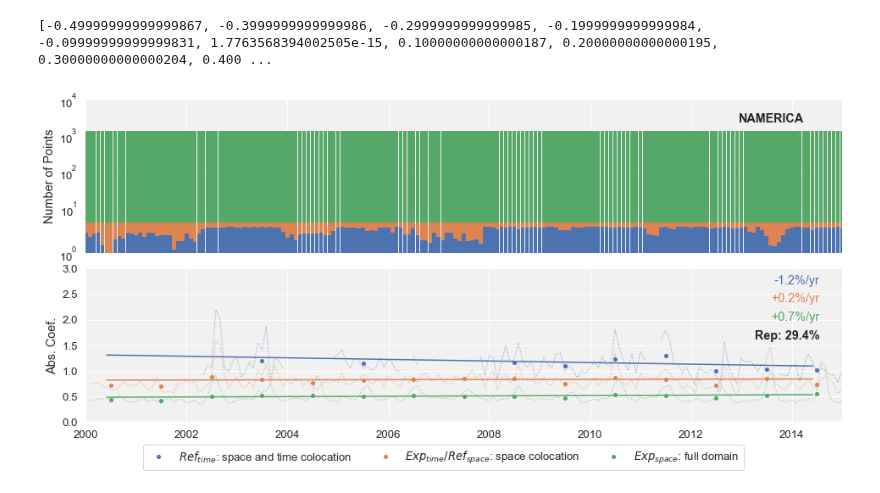
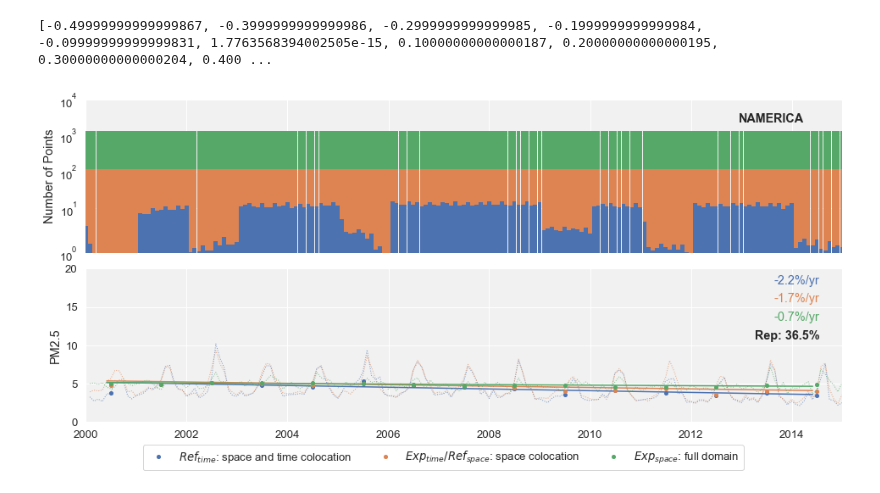
Before and after one commit to AugustinMortier/aerosol_trends, a Jupyter notebook: scripts/representativity.ipynb, the cells around one changed output. Cells and saved outputs as stored; diff of their text form; code cells hidden in the pictures.

```diff
--- a/scripts/representativity.ipynb
+++ b/scripts/representativity.ipynb
@@ -20,7 +20,7 @@ params = get_params()
 # %%
 # run observations
 # 'ang4487aer' 'od550aer' 'od550gt1aer' 'od550lt1aer' 'concpm10' 'concpm25' 'concso4' 'scatc550dryaer' 'absc550aer'
-var = 'absc550aer'
+var = 'concpm25'
 params['kind'] = 'obs'
 params = fill_params(params, var)
 #if var in ['scatc550dryaer', 'absc550aer']:
@@ -383,32 +374,32 @@ for i, region in enumerate(regions):
     ax.text(0.97,0.9-dy,'{:+.1f}%/yr'.format(ts2['trends'][params['period']]['rel_slp']),ha='right',transform=ax.transAxes, color=current_palette[1])
 
     ax.plot(js2date(ts3['monthly']['jsdate']),ts3['monthly']['data'], ':', lw=1, color=current_palette[2], alpha=0.7)
     ax.plot(js2date(ts3['yearly']['jsdate']),ts3['yearly']['data'], '.', ms=8, label='c', color=current_palette[2])
     ax.plot(js2date(ts3['trends'][params['period']]['jsdate']),ts3['trends'][params['period']]['data'], ls='-', color=current_palette[2])
     ax.text(0.97,0.90-2*dy,'{:+.1f}%/yr'.format(ts3['trends'][params['period']]['rel_slp']),ha='right',transform=ax.transAxes, color=current_palette[2])
 
     #print out representativity
     ax.text(0.97,0.90-3*dy,'Rep: {:.1f}%'.format(df['Representativity'][params['ylabel']][region][params['period']]),ha='right',fontweight='bold', transform=ax.transAxes)
 
 
     ax.set_ylim(0,0.3)
-    ax.set_ylim(0,3)
+    ax.set_ylim(0,20)
     ax.set_xlim('2000-01-01','2015-01-01')
     ax.set_ylabel(params['ylabel'])
 
 #change size of the figure
 # hide tick and tick label of the big axes
 plt.tick_params(labelcolor=None, top=False, bottom=False, left=False, right=False)
 plt.grid(False)
 plt.xticks([])
 plt.yticks([])
 
 handles, labels = ax.get_legend_handles_labels()
 labels = ['$Ref_{time}$: space and time colocation', '$Exp_{time} / Ref_{space}$: space colocation', '$Exp_{space}$: full domain']
 fig.legend(handles, labels, loc='lower center', ncol=3, facecolor='white')
 
 fig.set_size_inches(16,7)
 fig = plt.gcf()
 plt.savefig('figs/representativity-'+var+'.png', dpi=300, bbox_inches='tight')
 # %% [output]
-[figure, old version]
+[figure, new version]
```
Also changed, not shown: parts of 9 cells of this notebook, 34 other files.
